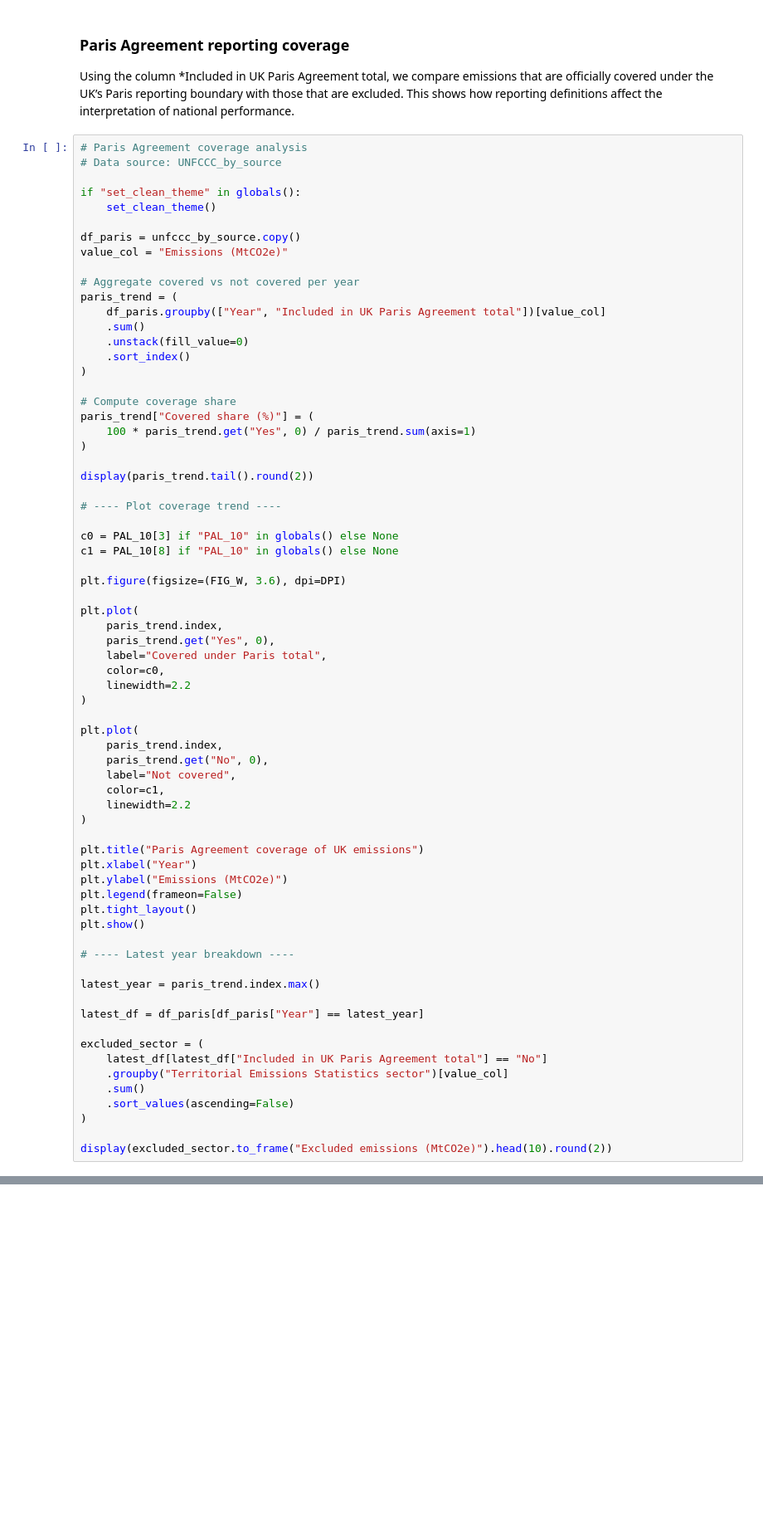
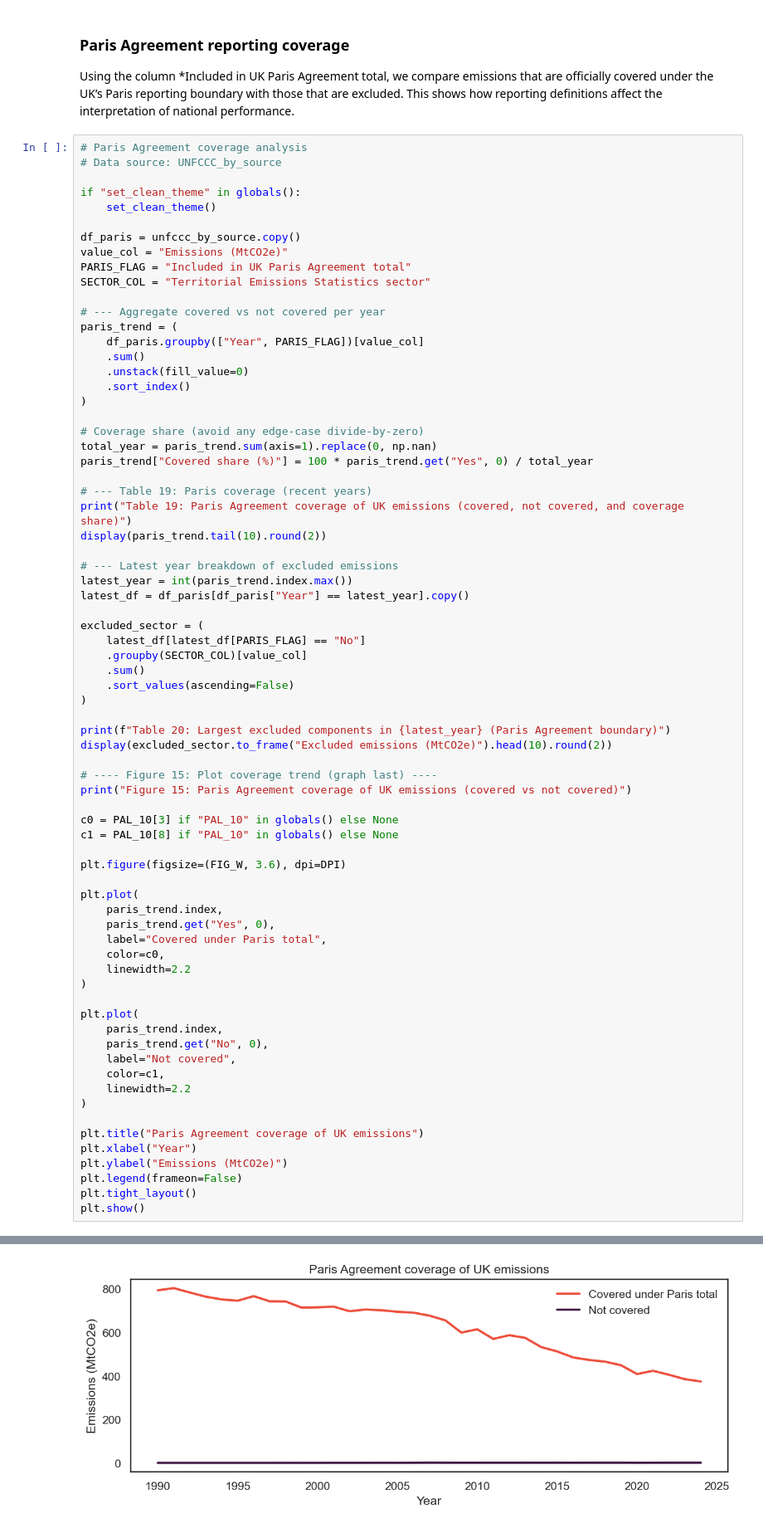
Before and after one commit to PontusNeumann/CBS-Spring26, a Jupyter notebook: ML/ML MA1/Compulsory_assignment_1.ipynb, the cells around one changed output, grey strips where cells are left out. Shown at 83% size. Saved outputs shown, nothing was run; the diff lists cells and outputs as text; blank space fills up the shorter version.

```diff
--- a/ML/ML MA1/Compulsory_assignment_1.ipynb
+++ b/ML/ML MA1/Compulsory_assignment_1.ipynb
@@ -1394,23 +1452,41 @@ if "set_clean_theme" in globals():
 
 df_paris = unfccc_by_source.copy()
 value_col = "Emissions (MtCO2e)"
+PARIS_FLAG = "Included in UK Paris Agreement total"
+SECTOR_COL = "Territorial Emissions Statistics sector"
 
-# Aggregate covered vs not covered per year
+# --- Aggregate covered vs not covered per year
 paris_trend = (
-    df_paris.groupby(["Year", "Included in UK Paris Agreement total"])[value_col]
+    df_paris.groupby(["Year", PARIS_FLAG])[value_col]
     .sum()
     .unstack(fill_value=0)
     .sort_index()
 )
 
-# Compute coverage share
-paris_trend["Covered share (%)"] = (
-    100 * paris_trend.get("Yes", 0) / paris_trend.sum(axis=1)
+# Coverage share (avoid any edge-case divide-by-zero)
+total_year = paris_trend.sum(axis=1).replace(0, np.nan)
+paris_trend["Covered share (%)"] = 100 * paris_trend.get("Yes", 0) / total_year
+
+# --- Table 19: Paris coverage (recent years)
+print("Table 19: Paris Agreement coverage of UK emissions (covered, not covered, and coverage share)")
+display(paris_trend.tail(10).round(2))
+
+# --- Latest year breakdown of excluded emissions
+latest_year = int(paris_trend.index.max())
+latest_df = df_paris[df_paris["Year"] == latest_year].copy()
+
+excluded_sector = (
+    latest_df[latest_df[PARIS_FLAG] == "No"]
+    .groupby(SECTOR_COL)[value_col]
+    .sum()
+    .sort_values(ascending=False)
 )
 
-display(paris_trend.tail().round(2))
+print(f"Table 20: Largest excluded components in {latest_year} (Paris Agreement boundary)")
+display(excluded_sector.to_frame("Excluded emissions (MtCO2e)").head(10).round(2))
 
-# ---- Plot coverage trend ----
+# ---- Figure 15: Plot coverage trend (graph last) ----
+print("Figure 15: Paris Agreement coverage of UK emissions (covered vs not covered)")
 
 c0 = PAL_10[3] if "PAL_10" in globals() else None
 c1 = PAL_10[8] if "PAL_10" in globals() else None
@@ -1439,18 +1515,4 @@ plt.ylabel("Emissions (MtCO2e)")
 plt.legend(frameon=False)
 plt.tight_layout()
 plt.show()
-
-# ---- Latest year breakdown ----
-
-latest_year = paris_trend.index.max()
-
-latest_df = df_paris[df_paris["Year"] == latest_year]
-
-excluded_sector = (
-    latest_df[latest_df["Included in UK Paris Agreement total"] == "No"]
-    .groupby("Territorial Emissions Statistics sector")[value_col]
-    .sum()
-    .sort_values(ascending=False)
-)
-
-display(excluded_sector.to_frame("Excluded emissions (MtCO2e)").head(10).round(2))
+# %% [output]
@@ -1457 +1544,2 @@ display(excluded_sector.to_frame("Excluded emissions (MtCO2e)").head(10).round(2
+[figure, added]
 # %% [markdown]
```
Also changed, not shown: parts of 13 cells of this notebook, 1 other file.
